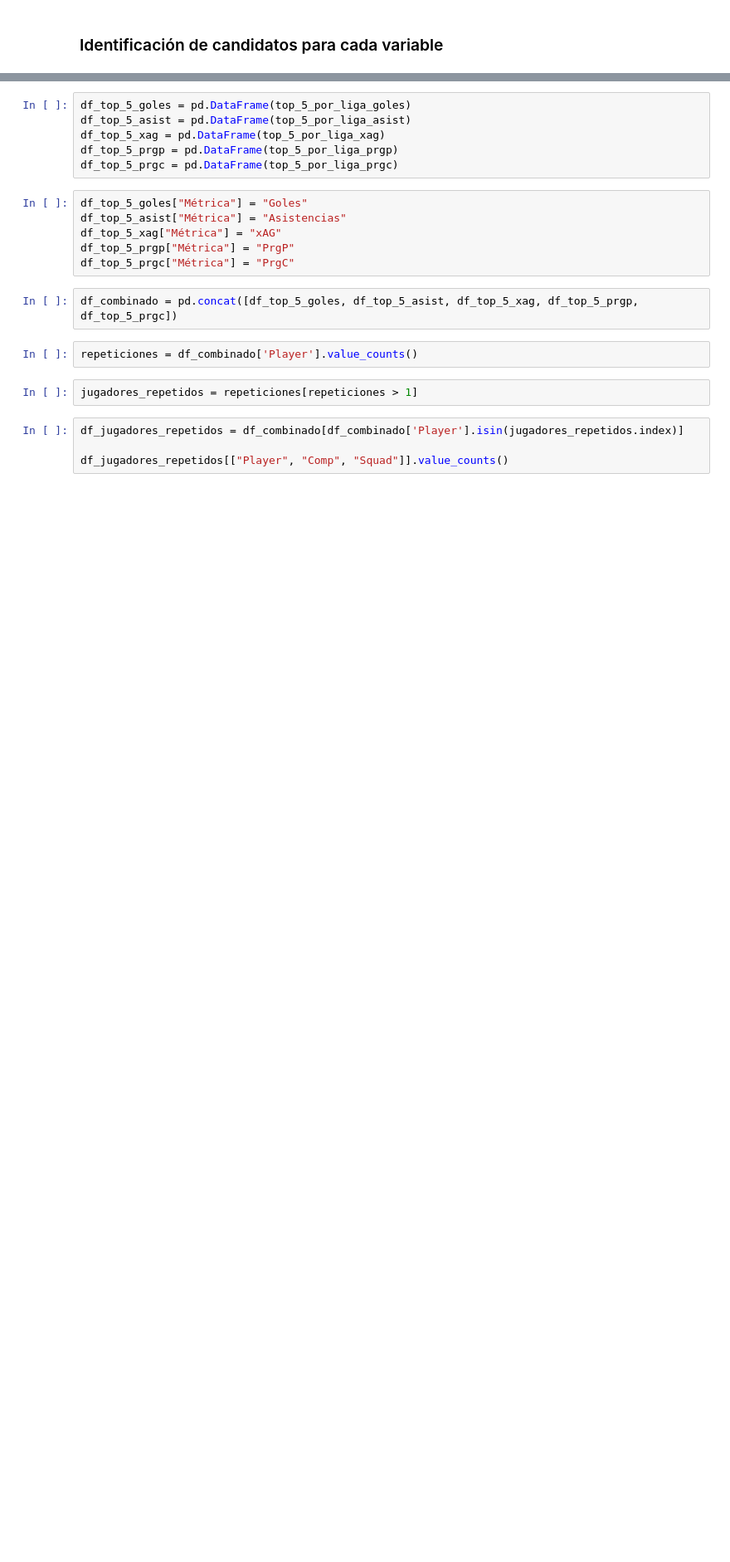
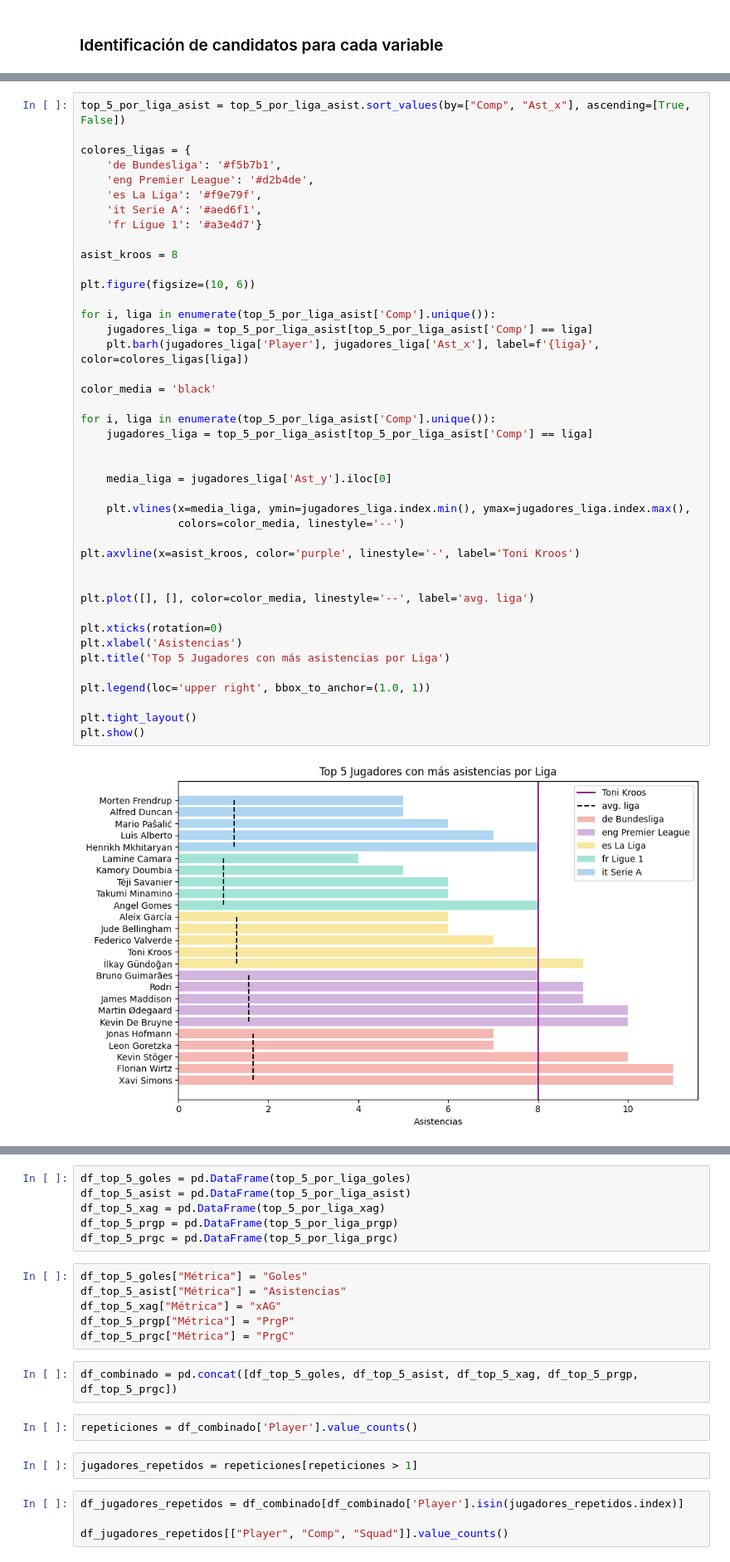
Before and after one commit to RubenVeledo/EDA_top_football_players, a Jupyter notebook: src/notebooks/Memoria.ipynb, the cells around one changed output, grey strips where cells are left out. Shown at 83% size. Cells and saved outputs as stored; diff of their text form; blank space fills up the shorter version.

```diff
--- a/src/notebooks/Memoria.ipynb
+++ b/src/notebooks/Memoria.ipynb
@@ -1129,0 +877,44 @@ plt.show()
+# %%
+top_5_por_liga_asist = top_5_por_liga_asist.sort_values(by=["Comp", "Ast_x"], ascending=[True, False])
+
+colores_ligas = {
+    'de Bundesliga': '#f5b7b1',
+    'eng Premier League': '#d2b4de',
+    'es La Liga': '#f9e79f',
+    'it Serie A': '#aed6f1',
+    'fr Ligue 1': '#a3e4d7'}
+
+asist_kroos = 8
+
+plt.figure(figsize=(10, 6))
+
+for i, liga in enumerate(top_5_por_liga_asist['Comp'].unique()):
+    jugadores_liga = top_5_por_liga_asist[top_5_por_liga_asist['Comp'] == liga]
+    plt.barh(jugadores_liga['Player'], jugadores_liga['Ast_x'], label=f'{liga}', color=colores_ligas[liga])
+
+color_media = 'black'
+
+for i, liga in enumerate(top_5_por_liga_asist['Comp'].unique()):
+    jugadores_liga = top_5_por_liga_asist[top_5_por_liga_asist['Comp'] == liga]
+
+
+    media_liga = jugadores_liga['Ast_y'].iloc[0]
+
+    plt.vlines(x=media_liga, ymin=jugadores_liga.index.min(), ymax=jugadores_liga.index.max(),
+               colors=color_media, linestyle='--')
+
+plt.axvline(x=asist_kroos, color='purple', linestyle='-', label='Toni Kroos')
+
+
+plt.plot([], [], color=color_media, linestyle='--', label='avg. liga')
+
+plt.xticks(rotation=0)
+plt.xlabel('Asistencias')
+plt.title('Top 5 Jugadores con más asistencias por Liga')
+
+plt.legend(loc='upper right', bbox_to_anchor=(1.0, 1))
+
+plt.tight_layout()
+plt.show()
+# %% [output]
+[figure, added]
```
Also changed, not shown: parts of 60 cells of this notebook, 1 other file.
